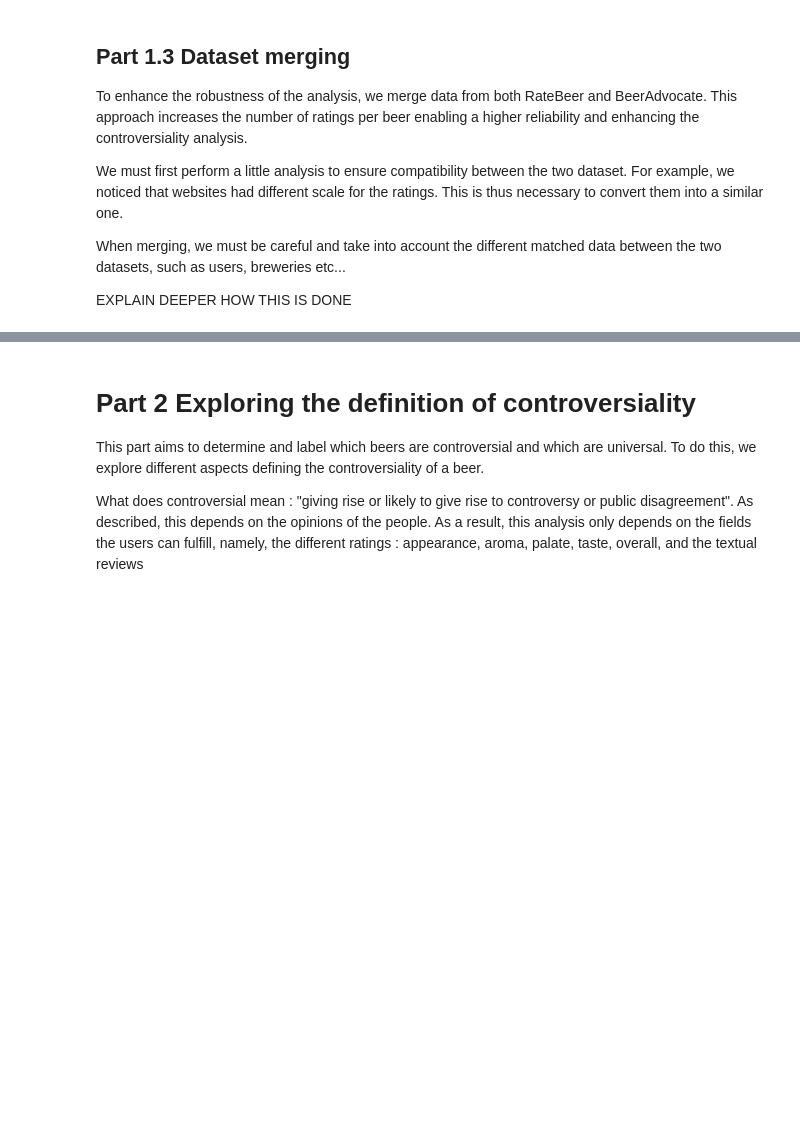
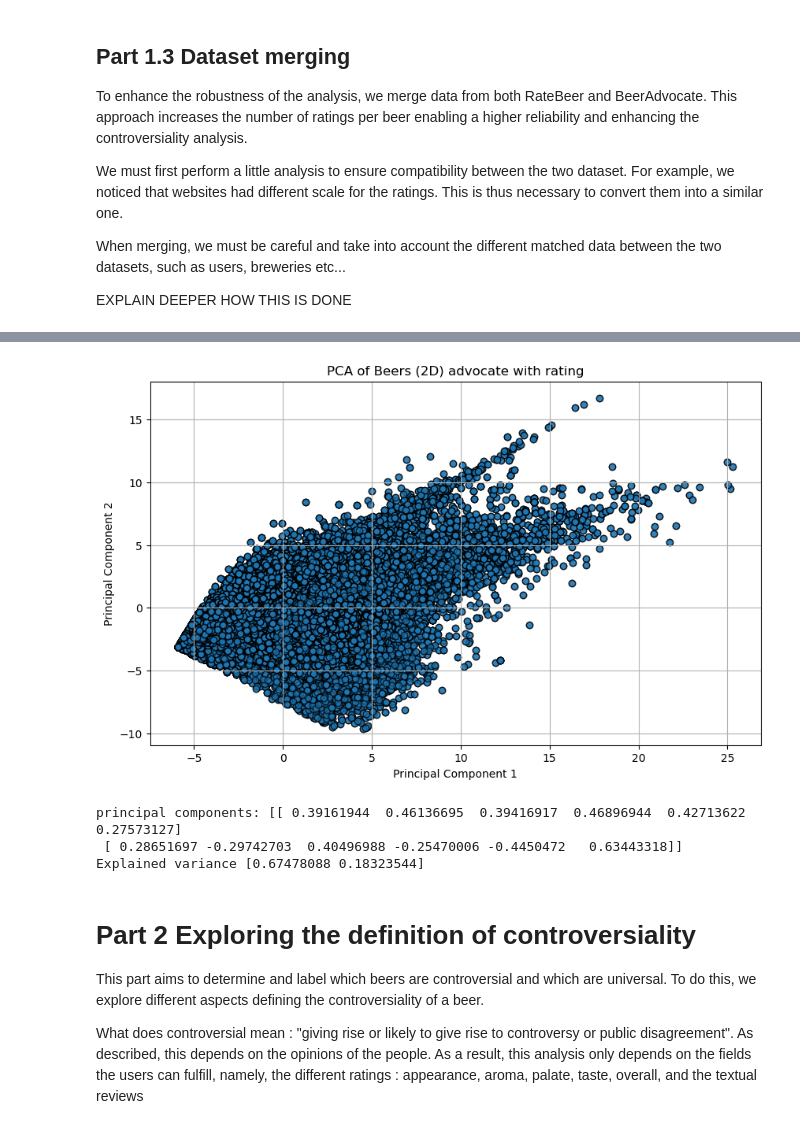
Before and after one commit to epfl-ada/ada-2024-project-abracadabra, a Jupyter notebook: preliminary_analysis.ipynb, the cells around one changed output, grey strips where cells are left out. Saved outputs shown, nothing was run; the diff lists cells and outputs as text; code cells hidden in the pictures; blank space fills up the shorter version.

Commit message:
PCA plot + variance per attribute

```diff
--- a/preliminary_analysis.ipynb
+++ b/preliminary_analysis.ipynb
@@ -26,3 +34,13 @@ We must first perform a little analysis to ensure compatibility between the two
 When merging, we must be careful and take into account the different matched data between the two datasets, such as users, breweries etc...
 
 EXPLAIN DEEPER HOW THIS IS DONE
+# %%
+root = Path(os.getcwd()).parent
+
+#Change for each one of where your data is. For me in Dataset I have all the three folders
+dataset_path = os.path.join(root,'Dataset')
+
+FULL = "full"
+FULL_PATH = os.path.join(dataset_path,FULL)
+
+ratings = pd.read_csv(os.path.join(FULL_PATH,'ratings.csv'))
@@ -29,3 +56,12 @@ EXPLAIN DEEPER HOW THIS IS DONE
+# %%
+ratings = compute_variance_per_attribute(ratings)
+# %%
+PCA_plot(ratings)
+# %% [output]
+[figure, added]
+principal components: [[ 0.39161944  0.46136695  0.39416917  0.46896944  0.42713622  0.27573127]
+ [ 0.28651697 -0.29742703  0.40496988 -0.25470006 -0.4450472   0.63443318]]
+Explained variance [0.67478088 0.18323544]
 # %% [markdown]
 # Part 2 Exploring the definition of controversiality
 
```
Also changed, not shown: parts of 3 cells of this notebook, 1 other file.
